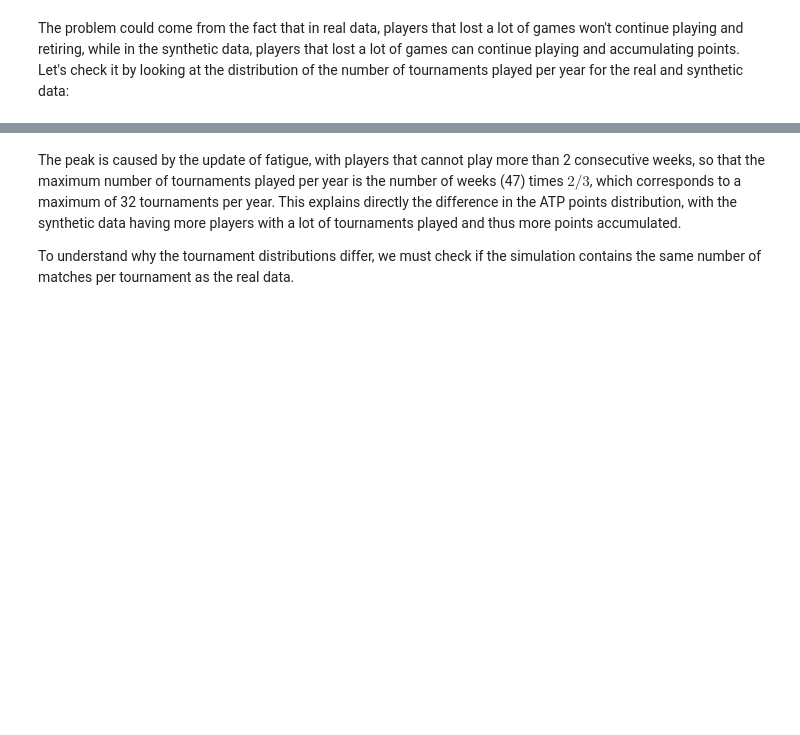
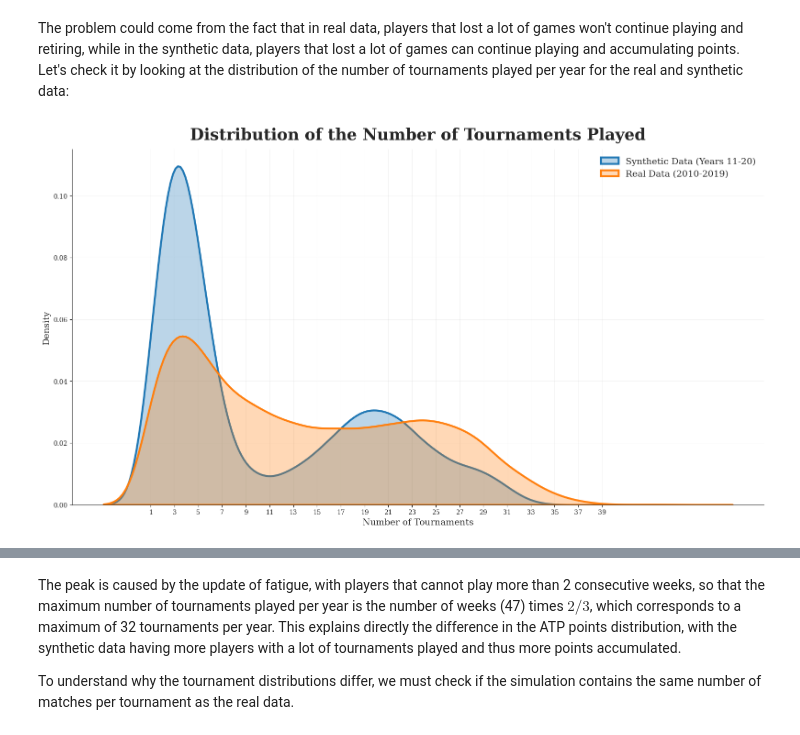
Before and after one commit to Theomarsy/Master_Thesis_UNIFR, a Jupyter notebook: notebooks/04_Real_vs_Synthetic.ipynb, the cells around one changed output, grey strips where cells are left out. Saved outputs shown, nothing was run; the diff lists cells and outputs as text; code cells hidden in the pictures; blank space fills up the shorter version.

```diff
--- a/notebooks/04_Real_vs_Synthetic.ipynb
+++ b/notebooks/04_Real_vs_Synthetic.ipynb
@@ -210,20 +236,23 @@ The problem could come from the fact that in real data, players that lost a lot
 # %%
 plt.figure(figsize=(16, 9))
 sns.set_style("ticks")
 plt.rcParams.update({'font.family': 'serif'})
 
 # remove the players with no tournaments in the synthetic data (as for real data, they do no appear)
 synthetic_number_of_tournaments = synthetic_all_rankings_10_years[synthetic_all_rankings_10_years["tournaments_played"]>0]["tournaments_played"]
 
 sns.kdeplot(synthetic_number_of_tournaments, fill=True, label="Synthetic Data (Years 11-20)", alpha=0.3, linewidth=3)
 sns.kdeplot(ATP_players_data["tournaments_played"], fill=True, label="Real Data (2010-2019)", alpha=0.3, linewidth=3)
 
 plt.title(f"Distribution of the Number of Tournaments Played", fontsize=25, weight="bold", pad=15)
 plt.xlabel("Number of Tournaments", fontsize=14)
 plt.ylabel("Density", fontsize=14)
 plt.legend(fontsize=14, frameon=False)
+plt.xticks(np.arange(1,40,2))
 
 plt.grid(visible=True, which="major", axis="both", linewidth=0.5, alpha=0.3)
 sns.despine()
 plt.tight_layout()
 plt.show()
+# %% [output]
+[figure, added]
```
Also changed, not shown: parts of 19 cells of this notebook, 5 other files.
